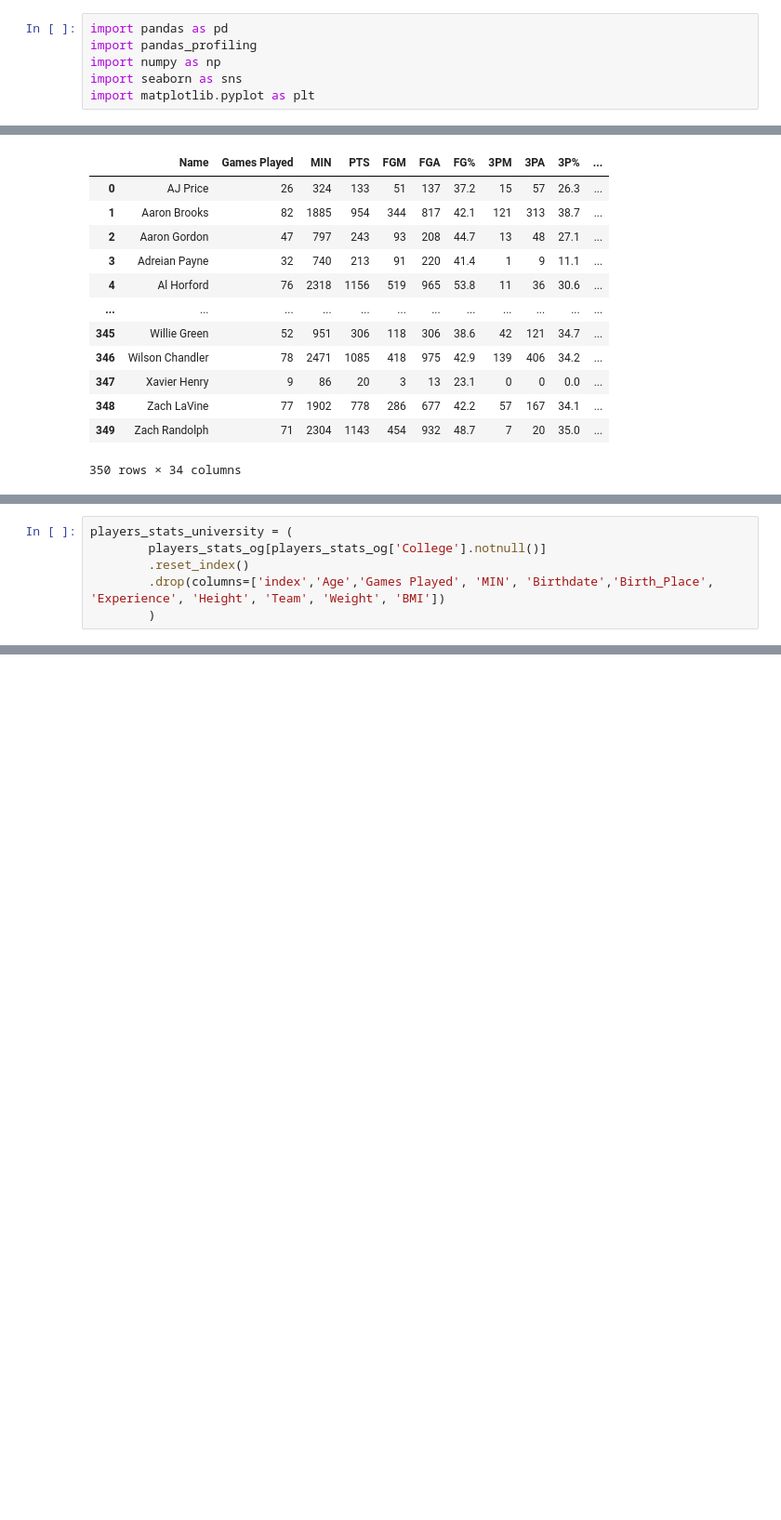
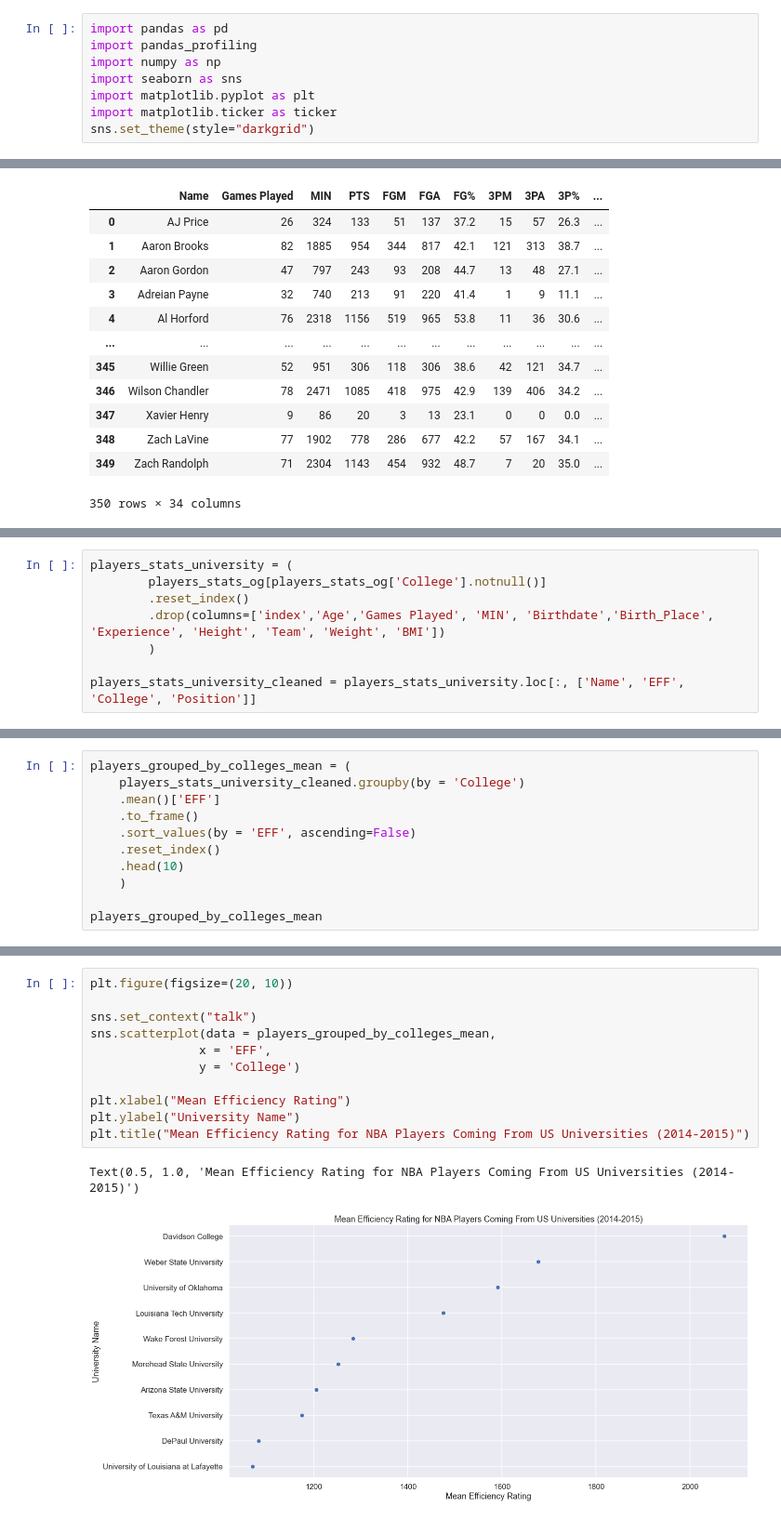
Before and after one commit to data301-2020-winter1/course-project-group_6008, a Jupyter notebook: analysis/Joint Analysis/nick_final_analysis.ipynb, the cells around one changed output, grey strips where cells are left out. Shown at 93% size. Drawn from its saved outputs; the diff is of its cells as text; blank space fills up the shorter version.

```diff
--- a/analysis/Joint Analysis/nick_final_analysis.ipynb
+++ b/analysis/Joint Analysis/nick_final_analysis.ipynb
@@ -6,6 +6,8 @@ import pandas_profiling
 import numpy as np
 import seaborn as sns
 import matplotlib.pyplot as plt
+import matplotlib.ticker as ticker
+sns.set_theme(style="darkgrid")
 # %% [markdown]
 Step #1 - Load our data and remove any n/a values
 # %%
@@ -38,3 +42,5 @@ players_stats_university = (
         .reset_index()
         .drop(columns=['index','Age','Games Played', 'MIN', 'Birthdate','Birth_Place', 'Experience', 'Height', 'Team', 'Weight', 'BMI'])
         )
+
+players_stats_university_cleaned = players_stats_university.loc[:, ['Name', 'EFF', 'College', 'Position']]
@@ -170,0 +49,11 @@ players_stats_C
+# %%
+players_grouped_by_colleges_mean = (
+    players_stats_university_cleaned.groupby(by = 'College')
+    .mean()['EFF']
+    .to_frame()
+    .sort_values(by = 'EFF', ascending=False)
+    .reset_index()
+    .head(10)
+    )
+
+players_grouped_by_colleges_mean
@@ -170,0 +74,14 @@ players_stats_C
+# %%
+plt.figure(figsize=(20, 10))
+
+sns.set_context("talk")
+sns.scatterplot(data = players_grouped_by_colleges_mean,
+               x = 'EFF',
+               y = 'College')
+
+plt.xlabel("Mean Efficiency Rating")
+plt.ylabel("University Name")
+plt.title("Mean Efficiency Rating for NBA Players Coming From US Universities (2014-2015)")
+# %% [output]
+Text(0.5, 1.0, 'Mean Efficiency Rating for NBA Players Coming From US Universities (2014-2015)')
+[figure, added]
```
Also changed, not shown: parts of 36 cells of this notebook.
